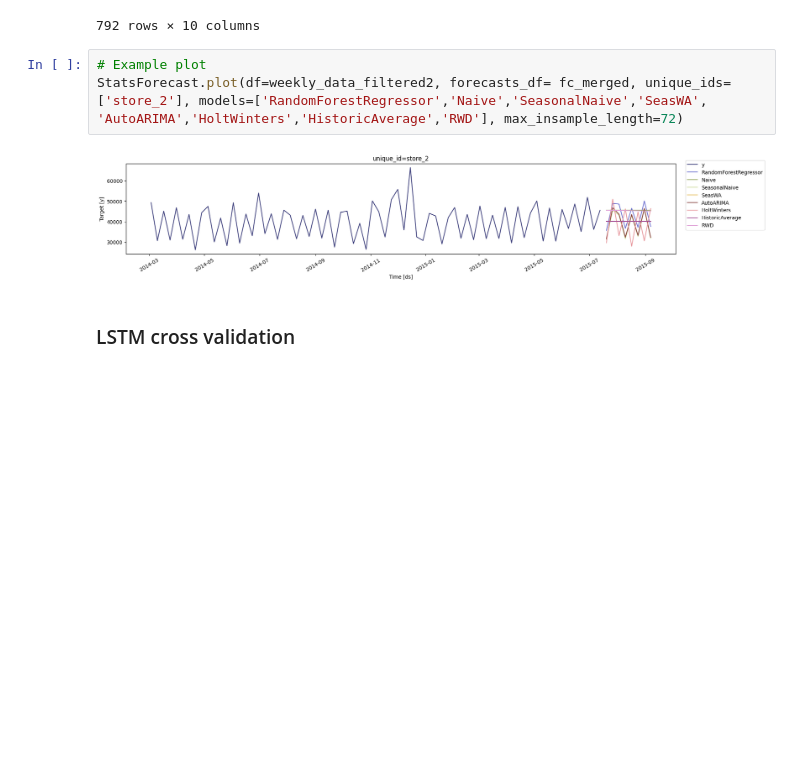
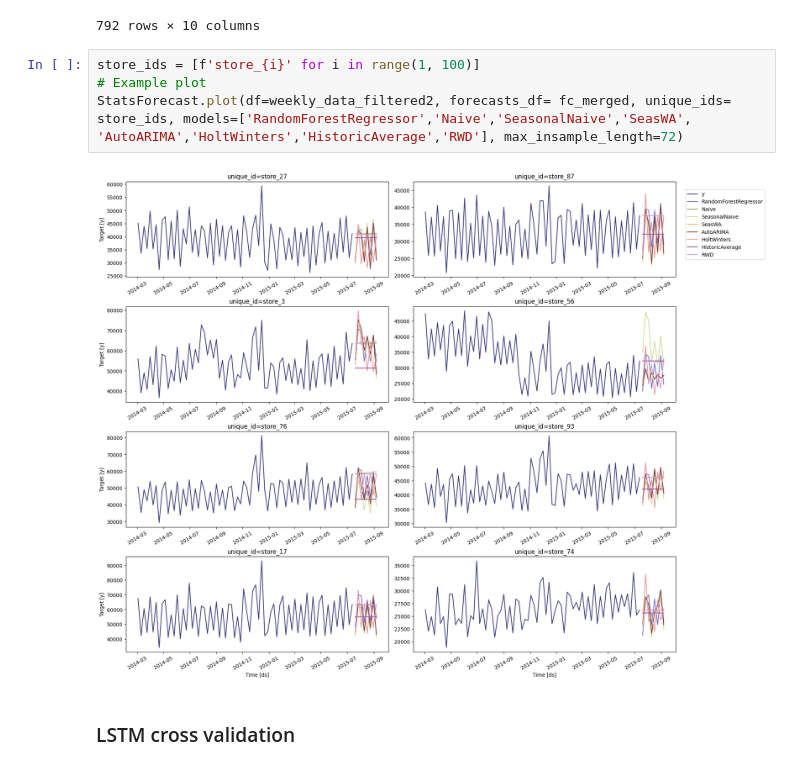
Before and after one commit to YL-6/BF-final, a Jupyter notebook: Yue-2.ipynb, the cells around one changed output. Drawn from its saved outputs; the diff is of its cells as text; blank space fills up the shorter version.

```diff
--- a/Yue-2.ipynb
+++ b/Yue-2.ipynb
@@ -1065,10 +1065,11 @@ fc_merged
 | 791 | store_99 | 2015-09-07 | 41178.023438 | 52792.0 | 38825.0 | NaN | 40002.964844 | 57208.546875 | ... |
 792 rows × 10 columns
 # %%
+store_ids = [f'store_{i}' for i in range(1, 100)]
 # Example plot
-StatsForecast.plot(df=weekly_data_filtered2, forecasts_df= fc_merged, unique_ids=['store_2'], models=['RandomForestRegressor','Naive','SeasonalNaive','SeasWA',	'AutoARIMA','HoltWinters','HistoricAverage','RWD'], max_insample_length=72)
+StatsForecast.plot(df=weekly_data_filtered2, forecasts_df= fc_merged, unique_ids= store_ids, models=['RandomForestRegressor','Naive','SeasonalNaive','SeasWA',	'AutoARIMA','HoltWinters','HistoricAverage','RWD'], max_insample_length=72)
 # %% [output]
-[figure, old version]
+[figure, new version]
 # %% [markdown]
 ### LSTM cross validation
 # %%
```
